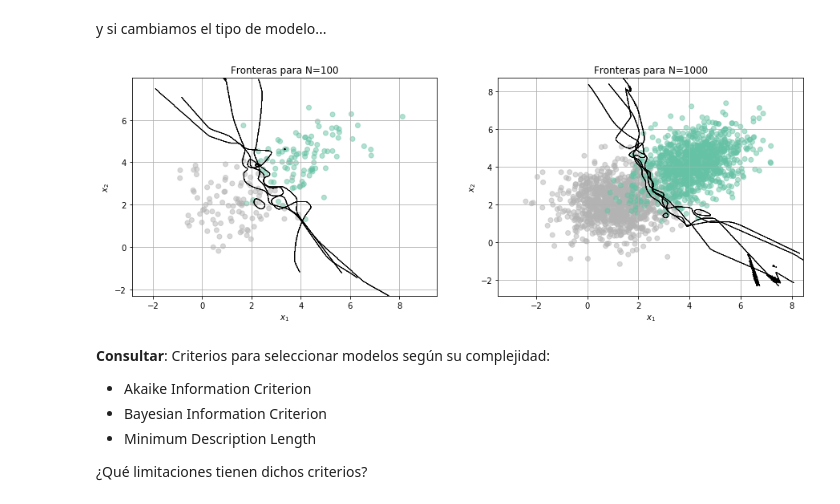
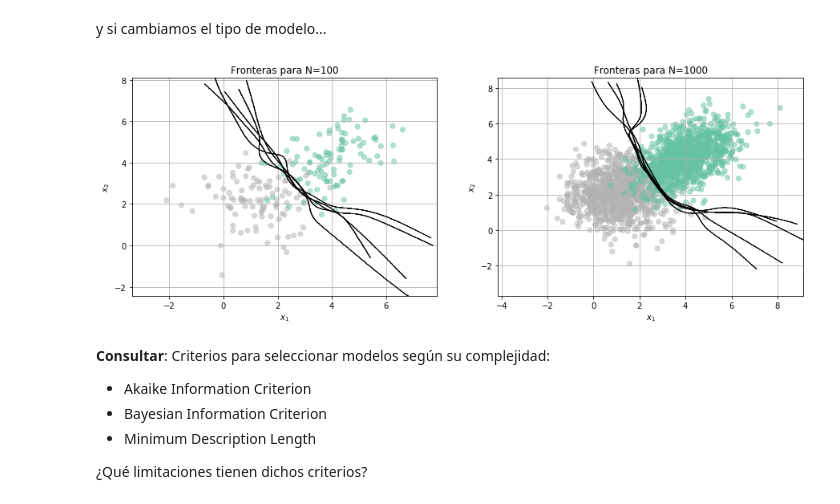
Before and after one commit to jdariasl/ML_2020, a Jupyter notebook: Clase 06 - Complejidad de modelos, sobreajuste y metodologías de validación.ipynb, the cells around one changed output. Saved outputs shown, nothing was run; the diff lists cells and outputs as text; code cells hidden in the pictures.

```diff
--- a/Clase 06 - Complejidad de modelos, sobreajuste y metodologías de validación.ipynb
+++ b/Clase 06 - Complejidad de modelos, sobreajuste y metodologías de validación.ipynb
@@ -75,10 +75,10 @@ Fronteras(clf,100,10)
 y si cambiamos el tipo de modelo...
 # %%
 from library.regularization import Kernel_classifier
-clf = Kernel_classifier(bandwidth=0.2)
-Fronteras(clf,100,4)
+clf = Kernel_classifier(bandwidth=0.5)
+Fronteras(clf,100,5)
 # %% [output]
-[figure, old version]
+[figure, new version]
 # %% [markdown]
 **Consultar**: Criterios para seleccionar modelos según su complejidad:
 - Akaike Information Criterion
```
Also changed, not shown: parts of 3 cells of this notebook, 7 other files.
